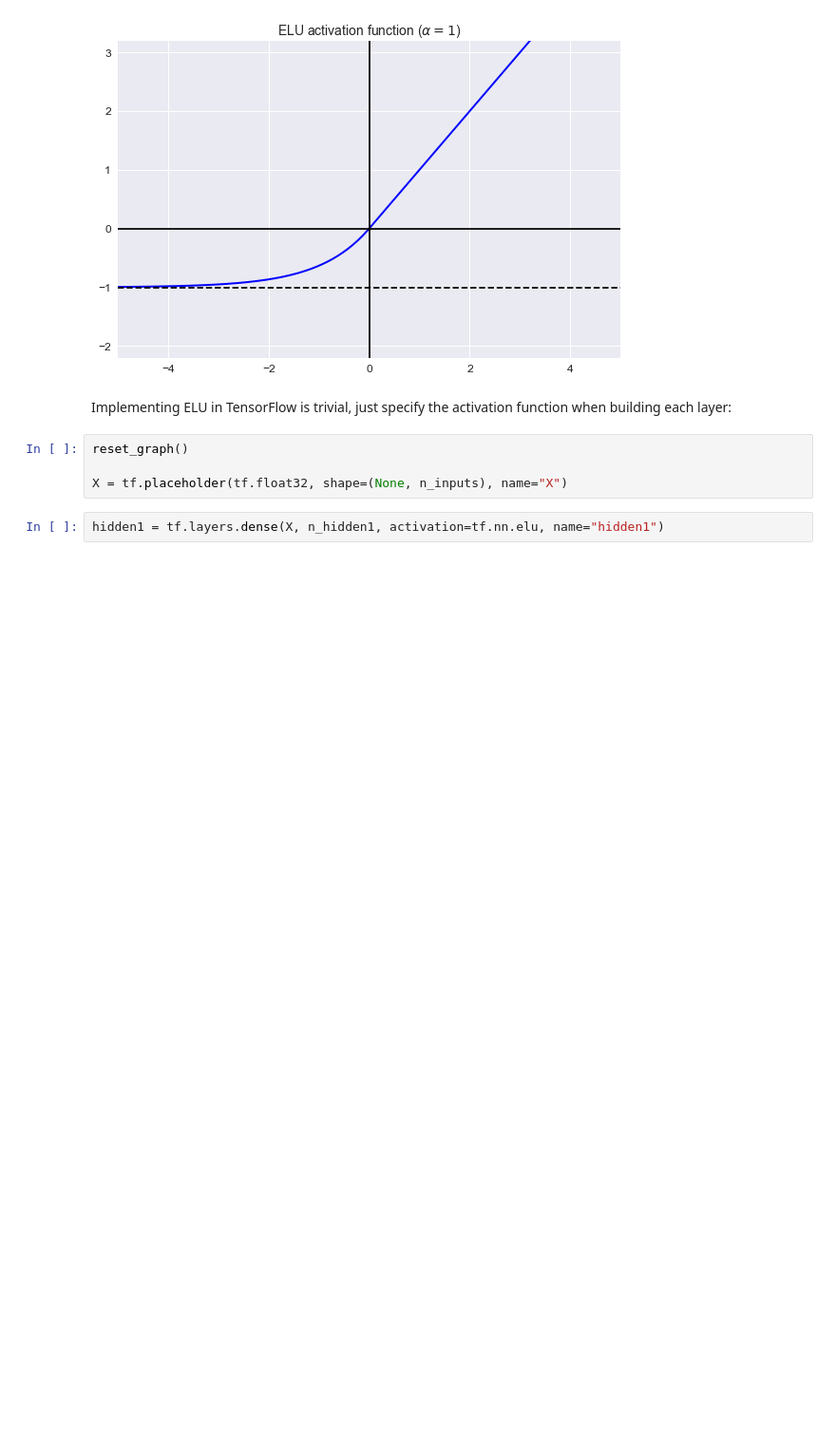
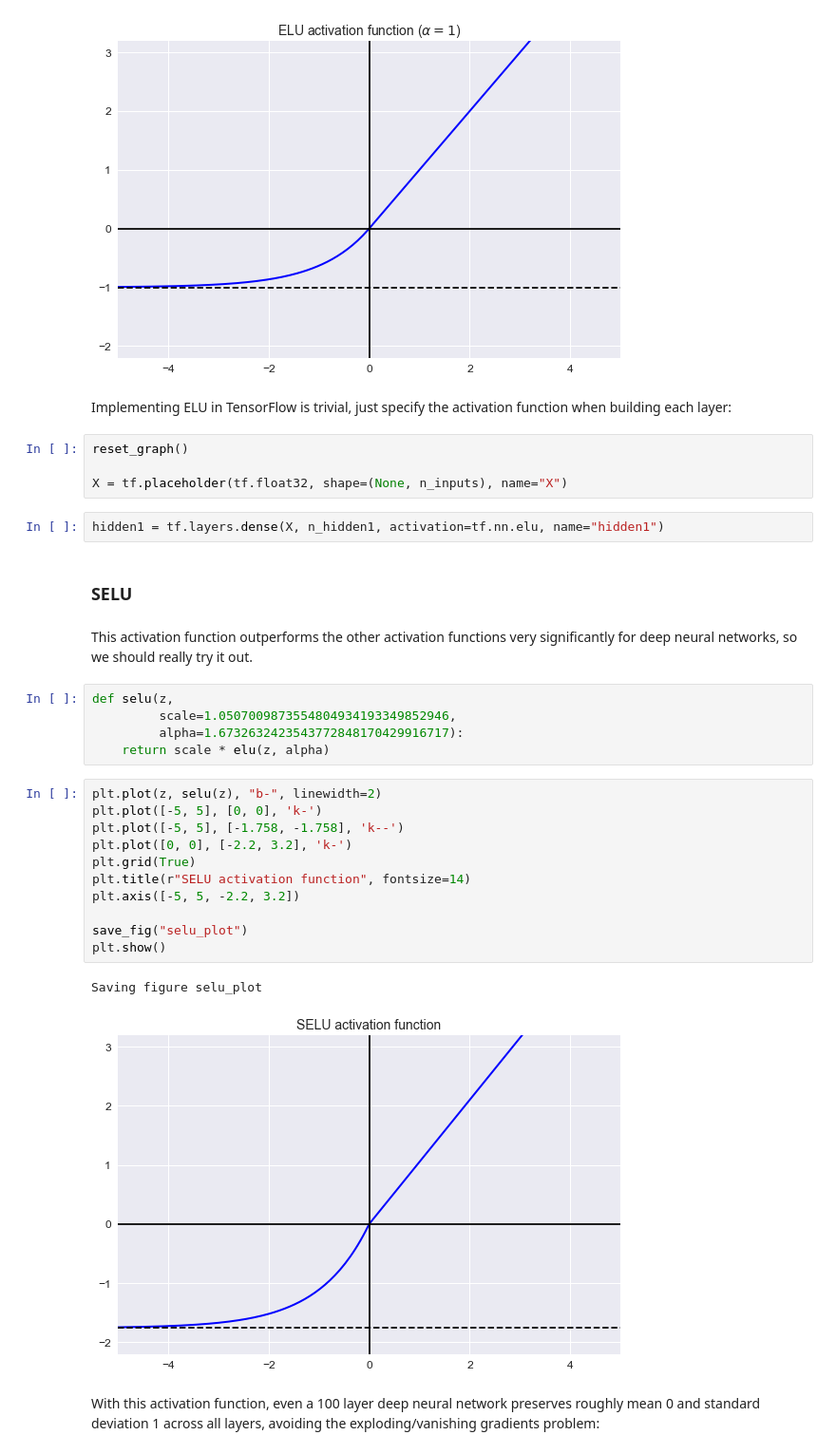
Before and after one commit to KKeishiro/hands-on-machine-learning, a Jupyter notebook: Chapter11 Training Deep Neural Nets.ipynb, the cells around one changed output. Shown at 95% size. Cells and saved outputs as stored; diff of their text form; blank space fills up the shorter version.

```diff
--- a/Chapter11 Training Deep Neural Nets.ipynb
+++ b/Chapter11 Training Deep Neural Nets.ipynb
@@ -190,3 +186,28 @@ reset_graph()
 X = tf.placeholder(tf.float32, shape=(None, n_inputs), name="X")
 # %%
 hidden1 = tf.layers.dense(X, n_hidden1, activation=tf.nn.elu, name="hidden1")
+# %% [markdown]
+### SELU
+# %% [markdown]
+This activation function outperforms the other activation functions very significantly for deep neural networks, so we should really try it out.
+# %%
+def selu(z,
+         scale=1.0507009873554804934193349852946,
+         alpha=1.6732632423543772848170429916717):
+    return scale * elu(z, alpha)
+# %%
+plt.plot(z, selu(z), "b-", linewidth=2)
+plt.plot([-5, 5], [0, 0], 'k-')
+plt.plot([-5, 5], [-1.758, -1.758], 'k--')
+plt.plot([0, 0], [-2.2, 3.2], 'k-')
+plt.grid(True)
+plt.title(r"SELU activation function", fontsize=14)
+plt.axis([-5, 5, -2.2, 3.2])
+
+save_fig("selu_plot")
+plt.show()
+# %% [output]
+Saving figure selu_plot
+[figure, added]
+# %% [markdown]
+With this activation function, even a 100 layer deep neural network preserves roughly mean 0 and standard deviation 1 across all layers, avoiding the exploding/vanishing gradients problem:
```
Also changed, not shown: parts of 7 cells of this notebook, 5 other files.
